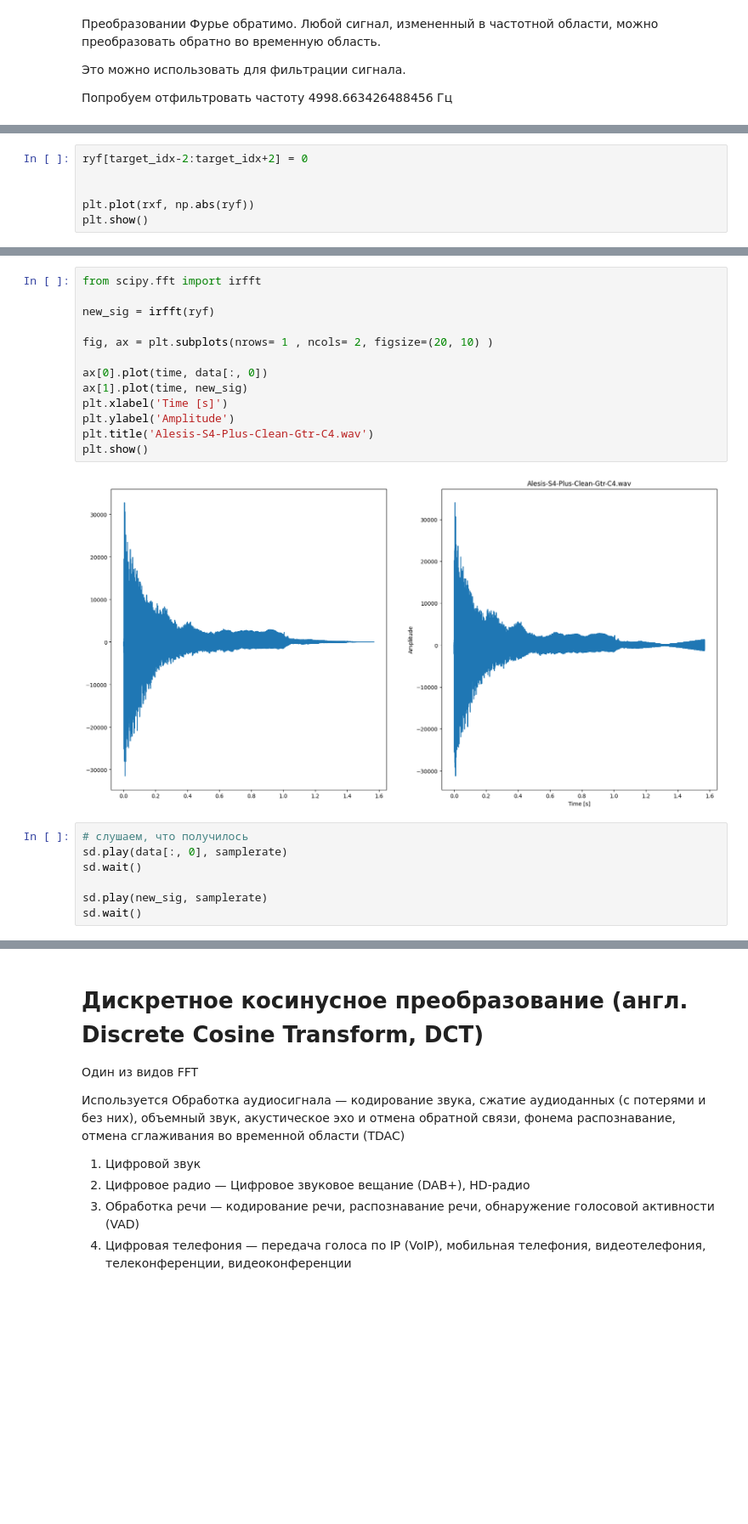
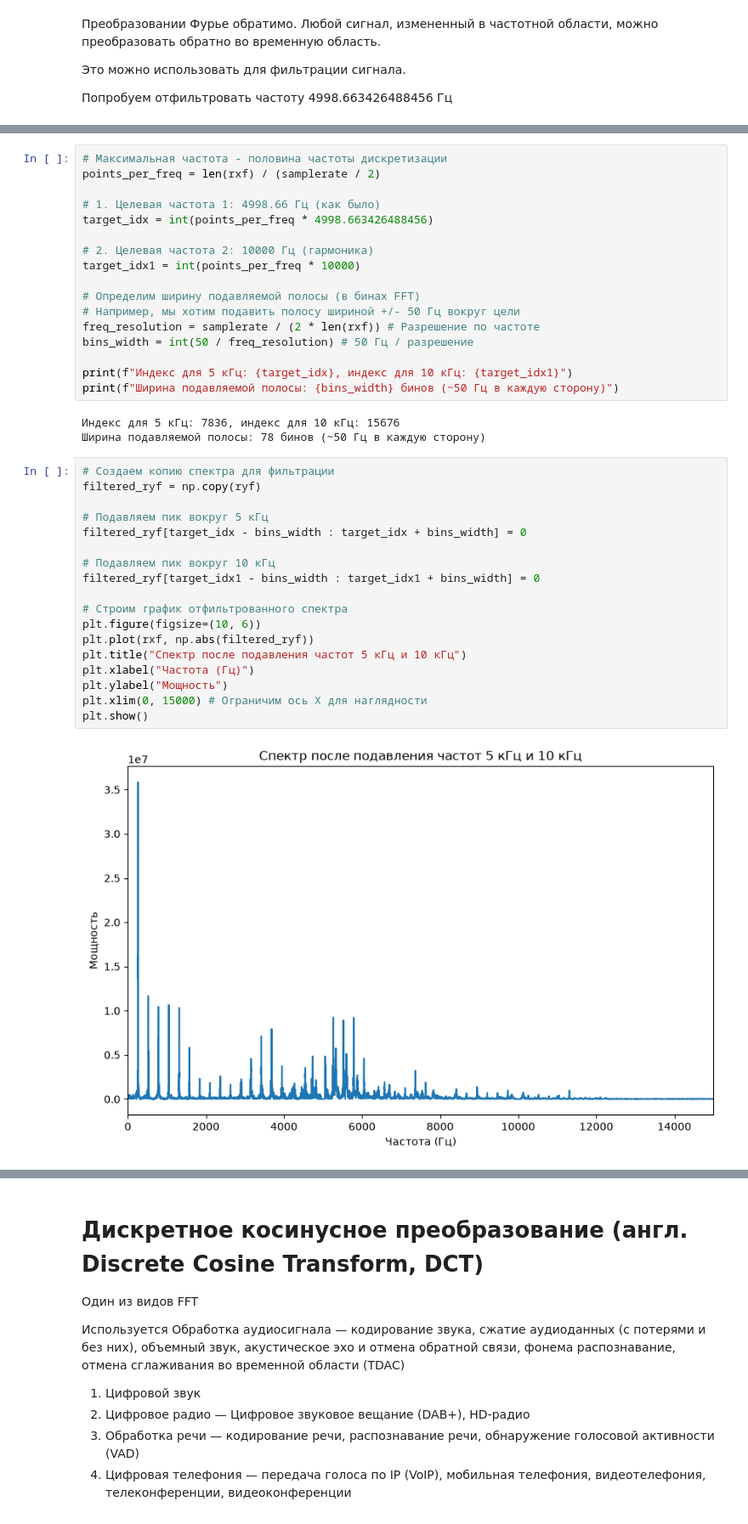
Before and after one commit to Dream-Prodigy/My-project, a Jupyter notebook: practice_9/practice_9.ipynb, the cells around one changed output, grey strips where cells are left out. Shown at 85% size. Cells and saved outputs as stored; diff of their text form; blank space fills up the shorter version.

```diff
--- a/practice_9/practice_9.ipynb
+++ b/practice_9/practice_9.ipynb
@@ -221,6 +207,0 @@ target_idx1 = int(points_per_freq * 10000)
-# %%
-ryf[target_idx-2:target_idx+2] = 0
-
-
-plt.plot(rxf, np.abs(ryf))
-plt.show()
@@ -229,22 +208,40 @@ plt.show()
-# %%
-from scipy.fft import irfft
-
-new_sig = irfft(ryf)
-
-fig, ax = plt.subplots(nrows= 1 , ncols= 2, figsize=(20, 10) )
-
-ax[0].plot(time, data[:, 0])
-ax[1].plot(time, new_sig)
-plt.xlabel('Time [s]')
-plt.ylabel('Amplitude')
-plt.title('Alesis-S4-Plus-Clean-Gtr-C4.wav')
-plt.show()
-# %% [output]
-[figure, removed]
-# %%
-# слушаем, что получилось
-sd.play(data[:, 0], samplerate)
-sd.wait()
-
-sd.play(new_sig, samplerate)
-sd.wait()
+# %%
+# Максимальная частота - половина частоты дискретизации
+points_per_freq = len(rxf) / (samplerate / 2)
+
+# 1. Целевая частота 1: 4998.66 Гц (как было)
+target_idx = int(points_per_freq * 4998.663426488456)
+
+# 2. Целевая частота 2: 10000 Гц (гармоника)
+target_idx1 = int(points_per_freq * 10000)
+
+# Определим ширину подавляемой полосы (в бинах FFT)
+# Например, мы хотим подавить полосу шириной +/- 50 Гц вокруг цели
+freq_resolution = samplerate / (2 * len(rxf)) # Разрешение по частоте
+bins_width = int(50 / freq_resolution) # 50 Гц / разрешение
+
+print(f"Индекс для 5 кГц: {target_idx}, индекс для 10 кГц: {target_idx1}")
+print(f"Ширина подавляемой полосы: {bins_width} бинов (~50 Гц в каждую сторону)")
+# %% [output]
+Индекс для 5 кГц: 7836, индекс для 10 кГц: 15676
+Ширина подавляемой полосы: 78 бинов (~50 Гц в каждую сторону)
+# %%
+# Создаем копию спектра для фильтрации
+filtered_ryf = np.copy(ryf)
+
+# Подавляем пик вокруг 5 кГц
+filtered_ryf[target_idx - bins_width : target_idx + bins_width] = 0
+
+# Подавляем пик вокруг 10 кГц
+filtered_ryf[target_idx1 - bins_width : target_idx1 + bins_width] = 0
+
+# Строим график отфильтрованного спектра
+plt.figure(figsize=(10, 6))
+plt.plot(rxf, np.abs(filtered_ryf))
+plt.title("Спектр после подавления частот 5 кГц и 10 кГц")
+plt.xlabel("Частота (Гц)")
+plt.ylabel("Мощность")
+plt.xlim(0, 15000) # Ограничим ось X для наглядности
+plt.show()
+# %% [output]
+[figure, added]
```
Also changed, not shown: parts of 16 cells of this notebook.
